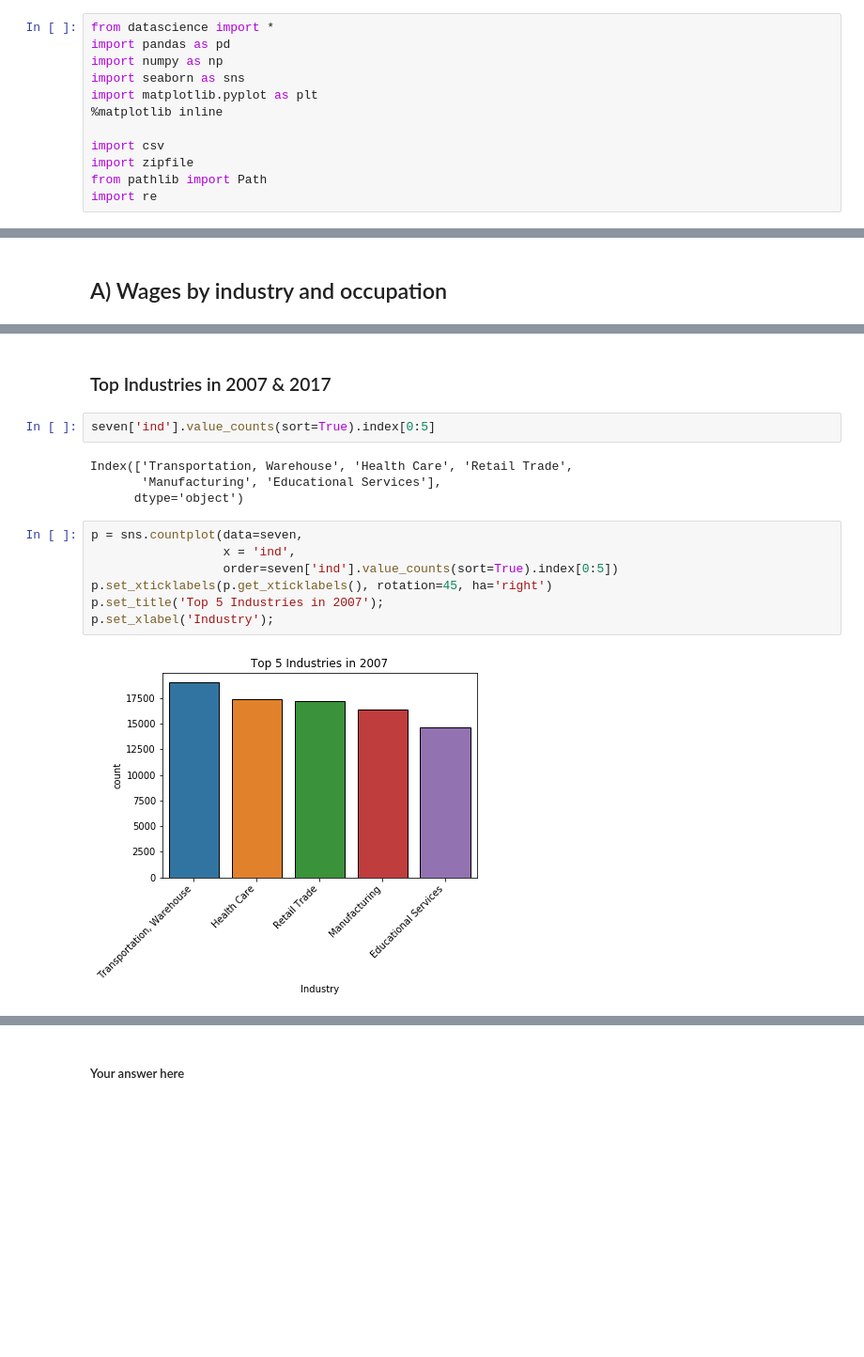
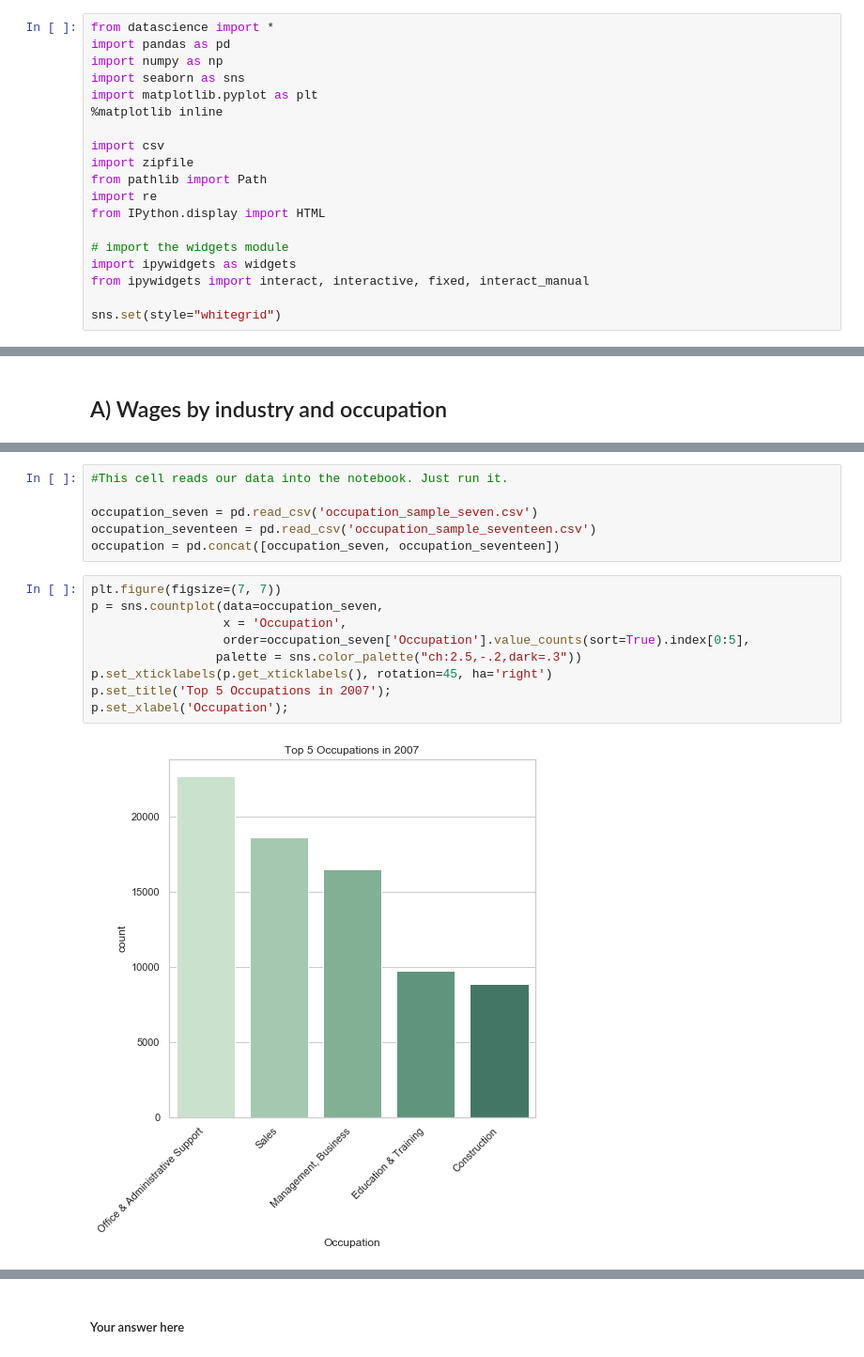
Before and after one commit to ds-modules/CP-113A, a Jupyter notebook: Final Data Analysis.ipynb, the cells around one changed output, grey strips where cells are left out. Shown at 94% size. Cells and saved outputs as stored; diff of their text form; blank space fills up the shorter version.

Commit message:
advanced in data analysis

```diff
--- a/Final Data Analysis.ipynb
+++ b/Final Data Analysis.ipynb
@@ -10,6 +10,13 @@ import csv
 import zipfile
 from pathlib import Path
 import re
+from IPython.display import HTML
+
+# import the widgets module
+import ipywidgets as widgets
+from ipywidgets import interact, interactive, fixed, interact_manual
+
+sns.set(style="whitegrid")
 # %%
 data = pd.read_csv('cleanedData.csv', dtype={'age': int})
 
@@ -43,18 +32,18 @@ Name: occ, dtype: float64
-# %% [markdown]
-### Top Industries in 2007 & 2017
-# %%
-seven['ind'].value_counts(sort=True).index[0:5]
-# %% [output]
-Index(['Transportation, Warehouse', 'Health Care', 'Retail Trade',
-       'Manufacturing', 'Educational Services'],
-      dtype='object')
+# %%
+#This cell reads our data into the notebook. Just run it.
+
+occupation_seven = pd.read_csv('occupation_sample_seven.csv')
+occupation_seventeen = pd.read_csv('occupation_sample_seventeen.csv')
+occupation = pd.concat([occupation_seven, occupation_seventeen])
 # %%
-p = sns.countplot(data=seven,
-                  x = 'ind',
-                  order=seven['ind'].value_counts(sort=True).index[0:5])
+plt.figure(figsize=(7, 7))
+p = sns.countplot(data=occupation_seven,
+                  x = 'Occupation',
+                  order=occupation_seven['Occupation'].value_counts(sort=True).index[0:5],
+                 palette = sns.color_palette("ch:2.5,-.2,dark=.3"))
 p.set_xticklabels(p.get_xticklabels(), rotation=45, ha='right')
-p.set_title('Top 5 Industries in 2007');
-p.set_xlabel('Industry');
+p.set_title('Top 5 Occupations in 2007');
+p.set_xlabel('Occupation');
 # %% [output]
-[figure, old version]
+[figure, new version]
 # %%
```
Also changed, not shown: parts of 60 cells of this notebook.
